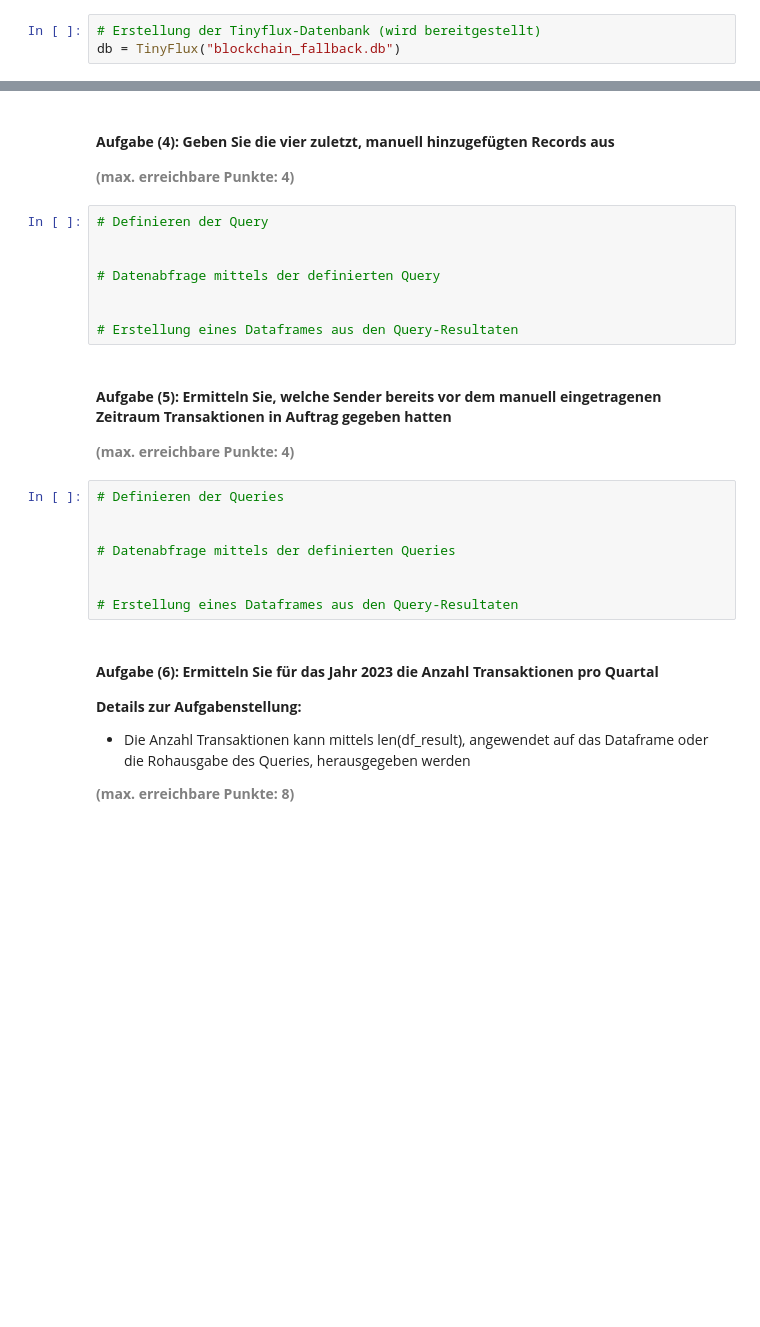
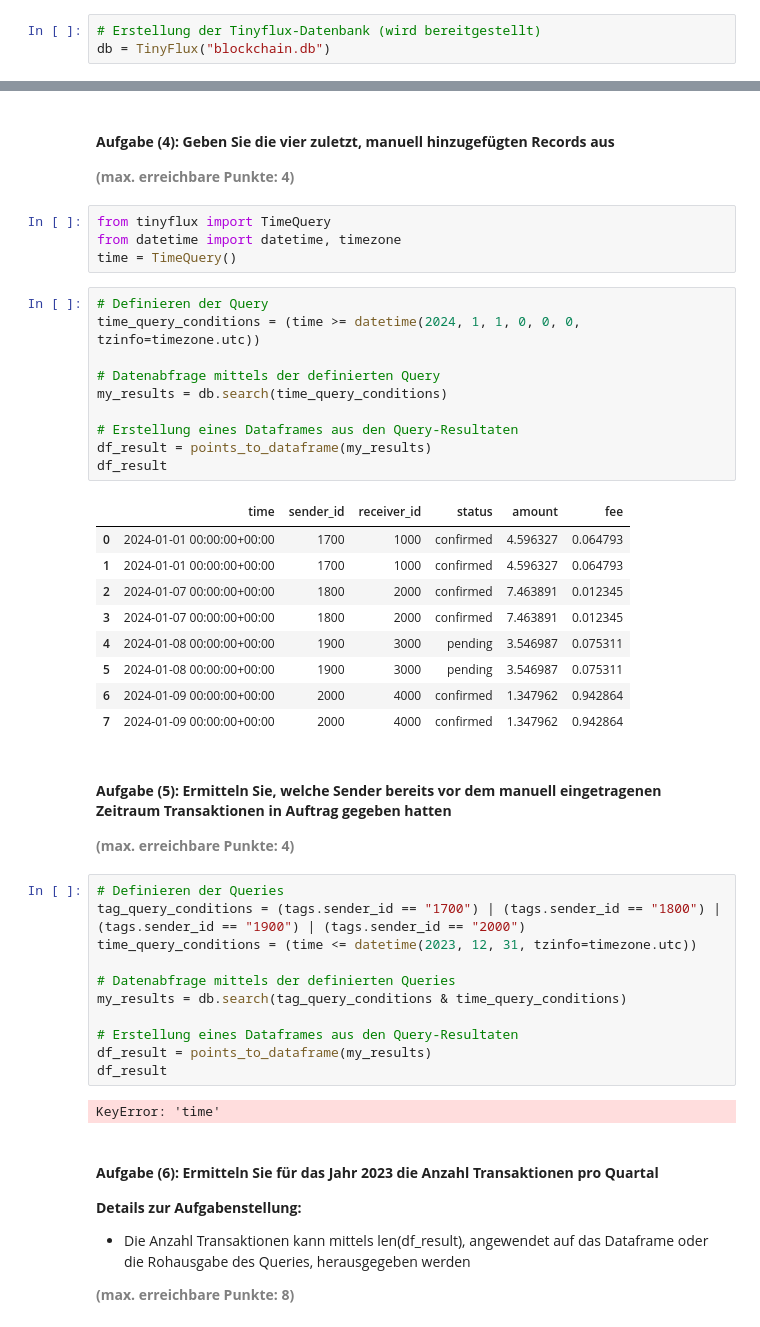
Before and after one commit to migifor-forstmi4/tinyflux, a Jupyter notebook: 99_alte Prüfungen/AP02/AP02_Mgmt_Nutzung_Temporale_Daten.ipynb, the cells around one changed output, grey strips where cells are left out. Saved outputs shown, nothing was run; the diff lists cells and outputs as text; blank space fills up the shorter version.

```diff
--- a/99_alte Prüfungen/AP02/AP02_Mgmt_Nutzung_Temporale_Daten.ipynb
+++ b/99_alte Prüfungen/AP02/AP02_Mgmt_Nutzung_Temporale_Daten.ipynb
@@ -251,7 +251,7 @@ db.insert_multiple([p1, p2, p3, p4])
 </div>
 # %%
 # Erstellung der Tinyflux-Datenbank (wird bereitgestellt)
-db = TinyFlux("blockchain_fallback.db")
+db = TinyFlux("blockchain.db")
 # %% [markdown]
 ## <b>Aufgaben: Abfragen (Queries) (Dieser Teil wird bewertet!)</b>
 
@@ -264,26 +264,47 @@ db = TinyFlux("blockchain_fallback.db")
 #### <b>Aufgabe (4): Geben Sie die vier zuletzt, manuell hinzugefügten Records aus</b>
 
 <b style="color: gray;">(max. erreichbare Punkte: 4)</b>
+# %%
+from tinyflux import TimeQuery
+from datetime import datetime, timezone
+time = TimeQuery()
 # %%
 # Definieren der Query
-
+time_query_conditions = (time >= datetime(2024, 1, 1, 0, 0, 0, tzinfo=timezone.utc))
 
 # Datenabfrage mittels der definierten Query
-
+my_results = db.search(time_query_conditions)
 
 # Erstellung eines Dataframes aus den Query-Resultaten
+df_result = points_to_dataframe(my_results)
+df_result
+# %% [output]
+|  | time | sender_id | receiver_id | status | amount | fee |
+| 0 | 2024-01-01 00:00:00+00:00 | 1700 | 1000 | confirmed | 4.596327 | 0.064793 |
+| 1 | 2024-01-01 00:00:00+00:00 | 1700 | 1000 | confirmed | 4.596327 | 0.064793 |
+| 2 | 2024-01-07 00:00:00+00:00 | 1800 | 2000 | confirmed | 7.463891 | 0.012345 |
+| 3 | 2024-01-07 00:00:00+00:00 | 1800 | 2000 | confirmed | 7.463891 | 0.012345 |
+| 4 | 2024-01-08 00:00:00+00:00 | 1900 | 3000 | pending | 3.546987 | 0.075311 |
+| 5 | 2024-01-08 00:00:00+00:00 | 1900 | 3000 | pending | 3.546987 | 0.075311 |
+| 6 | 2024-01-09 00:00:00+00:00 | 2000 | 4000 | confirmed | 1.347962 | 0.942864 |
+| 7 | 2024-01-09 00:00:00+00:00 | 2000 | 4000 | confirmed | 1.347962 | 0.942864 |
 # %% [markdown]
 #### <b>Aufgabe (5): Ermitteln Sie, welche Sender bereits vor dem manuell eingetragenen Zeitraum Transaktionen in Auftrag gegeben hatten</b>
 
 <b style="color: gray;">(max. erreichbare Punkte: 4)</b>
 # %%
 # Definieren der Queries
-
+tag_query_conditions = (tags.sender_id == "1700") | (tags.sender_id == "1800") | (tags.sender_id == "1900") | (tags.sender_id == "2000")
+time_query_conditions = (time <= datetime(2023, 12, 31, tzinfo=timezone.utc))
 
 # Datenabfrage mittels der definierten Queries
-
+my_results = db.search(tag_query_conditions & time_query_conditions)
 
 # Erstellung eines Dataframes aus den Query-Resultaten
+df_result = points_to_dataframe(my_results)
+df_result
+# %% [output]
+KeyError: 'time'
 # %% [markdown]
 #### <b>Aufgabe (6): Ermitteln Sie für das Jahr 2023 die Anzahl Transaktionen pro Quartal</b>
 
```
Also changed, not shown: 5 other files.
